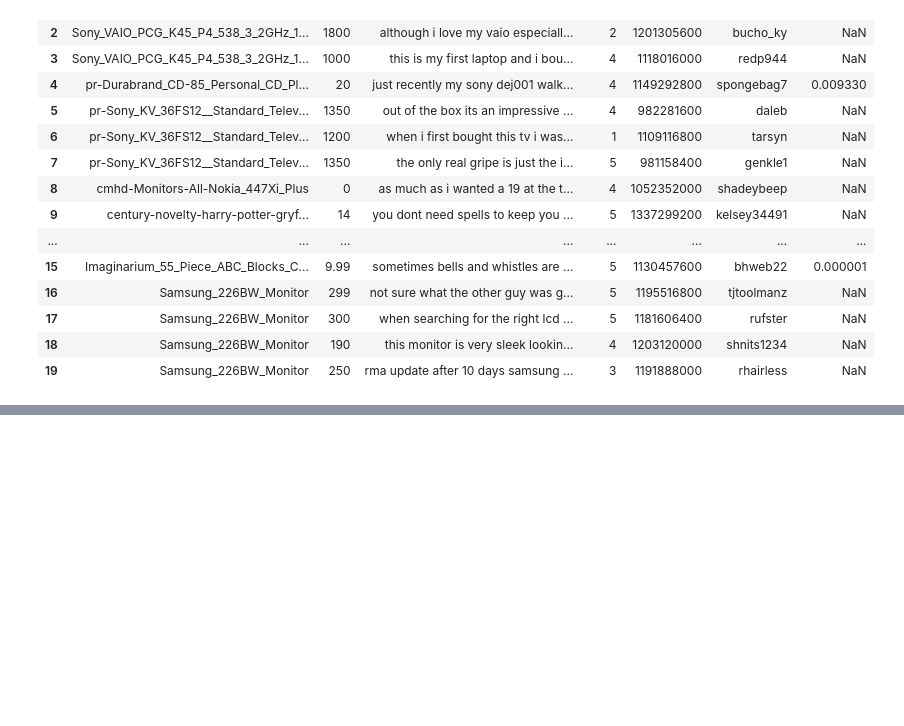
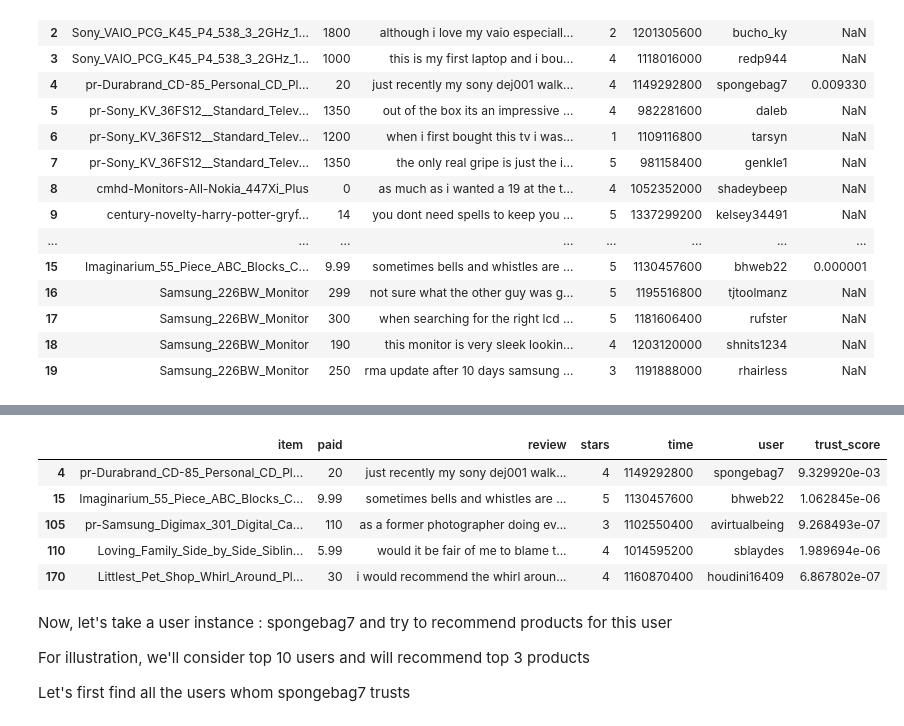
Before and after one commit to ShaluRani/256_group_project, a Jupyter notebook: Trust_score_based_recommendation.ipynb, the cells around one changed output, grey strips where cells are left out. Cells and saved outputs as stored; diff of their text form; code cells hidden in the pictures; blank space fills up the shorter version.

```diff
--- a/Trust_score_based_recommendation.ipynb
+++ b/Trust_score_based_recommendation.ipynb
@@ -233,0 +282,20 @@ result_df
+# %%
+# For demonstration of concept, let's consider a small dataset containing only the user reviews for trusted users.
+# Creating a new dataframe with trust score > 0
+
+new_review_df = result_df[result_df['trust_score'] >= 0]
+# %%
+new_review_df.head()
+# %% [output]
+|  | item | paid | review | stars | time | user | trust_score |
+| 4 | pr-Durabrand_CD-85_Personal_CD_Pl... | 20 | just recently my sony dej001 walk... | 4 | 1149292800 | spongebag7 | 9.329920e-03 |
+| 15 | Imaginarium_55_Piece_ABC_Blocks_C... | 9.99 | sometimes bells and whistles are ... | 5 | 1130457600 | bhweb22 | 1.062845e-06 |
+| 105 | pr-Samsung_Digimax_301_Digital_Ca... | 110 | as a former photographer doing ev... | 3 | 1102550400 | avirtualbeing | 9.268493e-07 |
+| 110 | Loving_Family_Side_by_Side_Siblin... | 5.99 | would it be fair of me to blame t... | 4 | 1014595200 | sblaydes | 1.989694e-06 |
+| 170 | Littlest_Pet_Shop_Whirl_Around_Pl... | 30 | i would recommend the whirl aroun... | 4 | 1160870400 | houdini16409 | 6.867802e-07 |
+# %% [markdown]
+Now, let's take a user instance : spongebag7 and try to recommend products for this user
+
+For illustration, we'll consider top 10 users and will recommend top 3 products
+
+Let's first find all the users whom spongebag7 trusts
```
Also changed, not shown: parts of 16 cells of this notebook, 1 other file.
